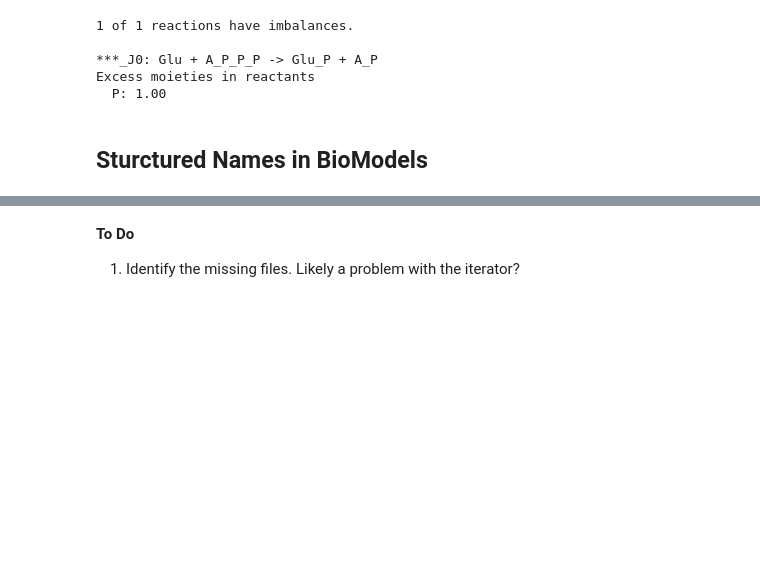
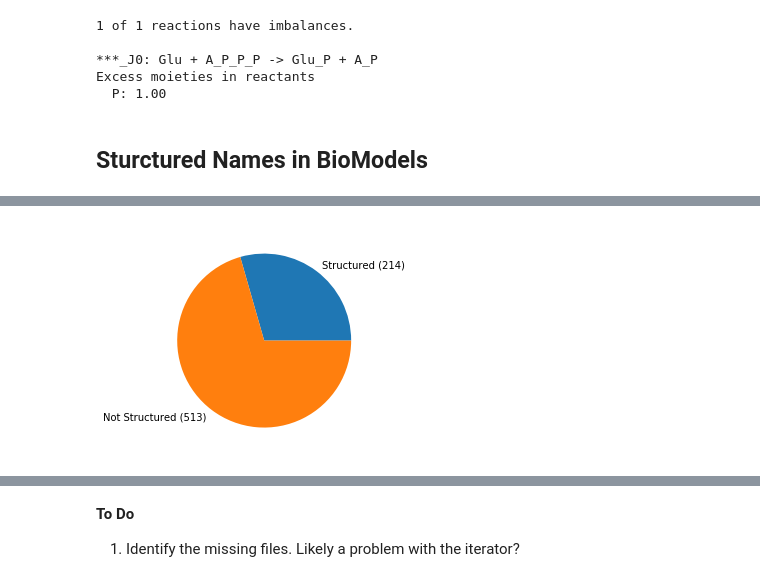
Before and after one commit to ModelEngineering/SBMLLint, a Jupyter notebook: notebook/Structured Names.ipynb, the cells around one changed output, grey strips where cells are left out. Cells and saved outputs as stored; diff of their text form; code cells hidden in the pictures; blank space fills up the shorter version.

```diff
--- a/notebook/Structured Names.ipynb
+++ b/notebook/Structured Names.ipynb
@@ -76,3 +72,11 @@ len(df)
+# %%
+# Basic Statistics
+num_structured = len(df_data[df_data[cn.IS_STRUCTURED]])
+num_not_structured = len(df_data) - num_structured
+_ = plt.pie([num_structured, num_not_structured],
+            labels=["Structured (%d)" % num_structured, "Not Structured (%d)" % num_not_structured])
+# %% [output]
+[figure, added]
 # %%
 def plotIsStructured(df, val):
     df1 = df[df[cn.IS_STRUCTURED] == val]
```
Also changed, not shown: parts of 6 cells of this notebook, 2 other files.
